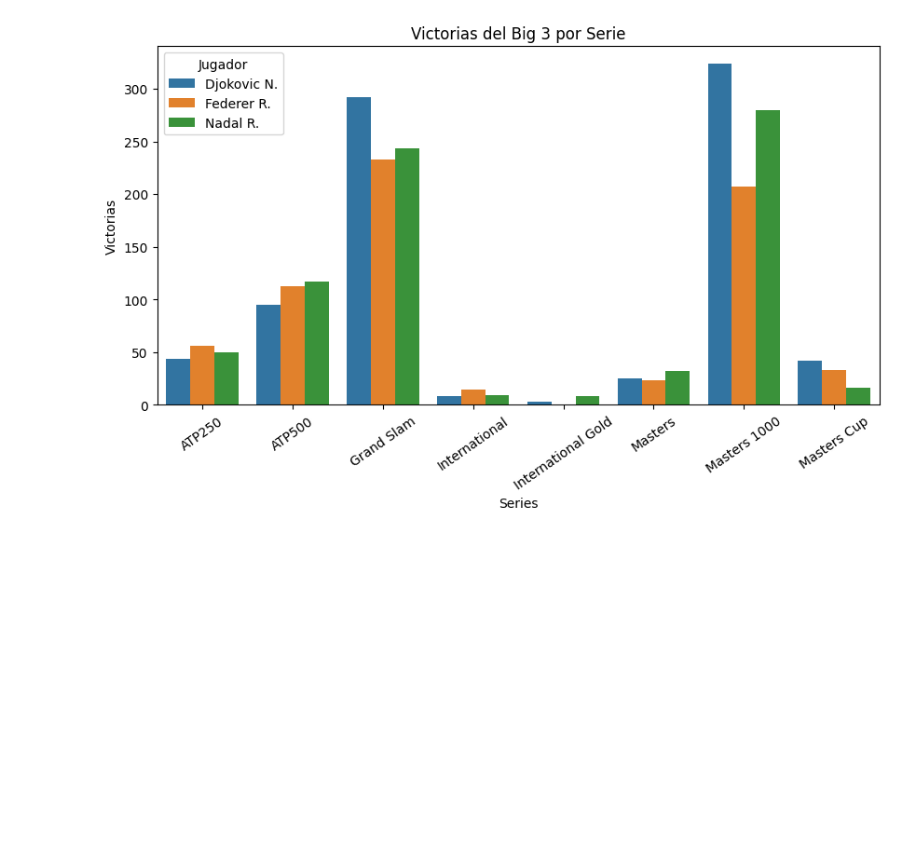
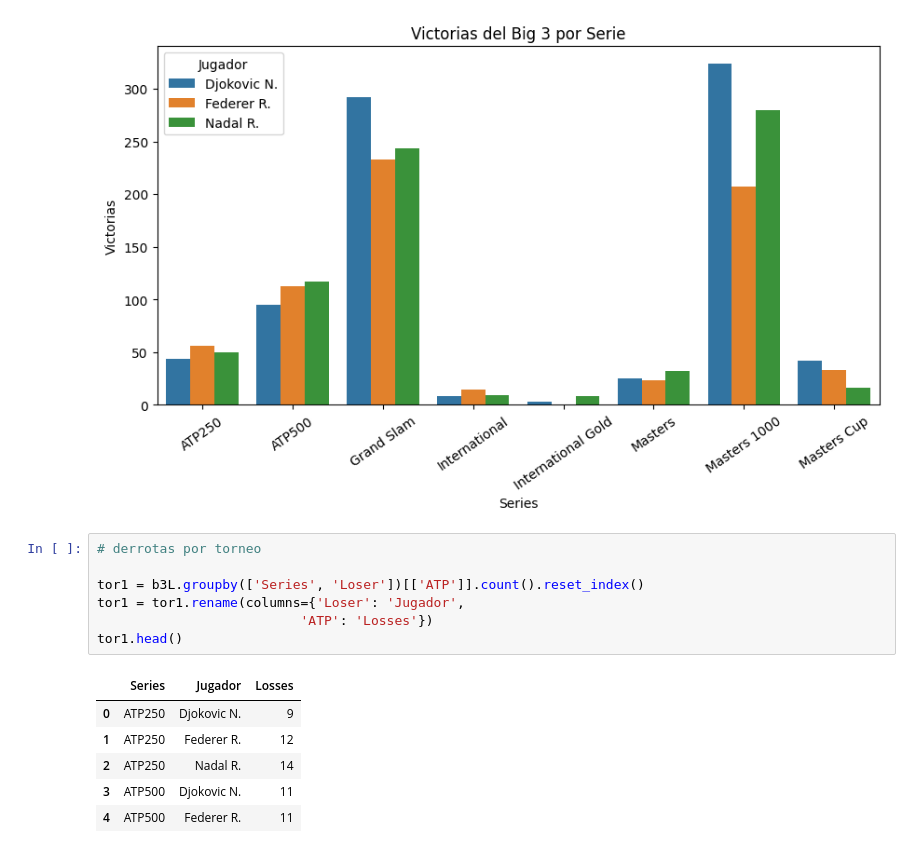
Before and after one commit to legabrielo/Tennis, a Jupyter notebook: tennis.ipynb, the cells around one changed output. Cells and saved outputs as stored; diff of their text form; blank space fills up the shorter version.

```diff
--- a/tennis.ipynb
+++ b/tennis.ipynb
@@ -559,3 +559,17 @@ plt.title('Victorias del Big 3 por Serie')
 plt.ylabel('Victorias');
 # %% [output]
 [figure]
+# %%
+# derrotas por torneo
+
+tor1 = b3L.groupby(['Series', 'Loser'])[['ATP']].count().reset_index()
+tor1 = tor1.rename(columns={'Loser': 'Jugador',
+                          'ATP': 'Losses'})
+tor1.head()
+# %% [output]
+|  | Series | Jugador | Losses |
+| 0 | ATP250 | Djokovic N. | 9 |
+| 1 | ATP250 | Federer R. | 12 |
+| 2 | ATP250 | Nadal R. | 14 |
+| 3 | ATP500 | Djokovic N. | 11 |
+| 4 | ATP500 | Federer R. | 11 |
```
Also changed, not shown: parts of 1 cell of this notebook.
